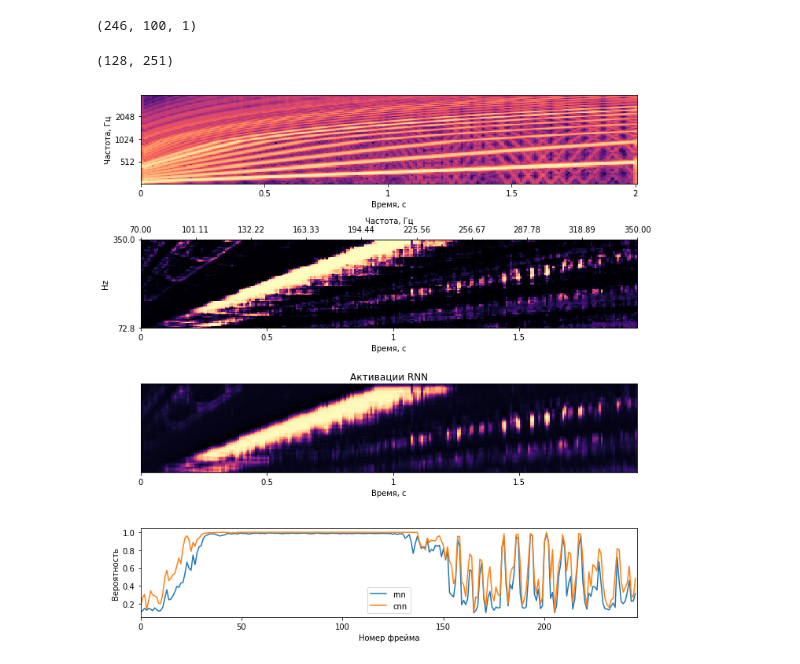
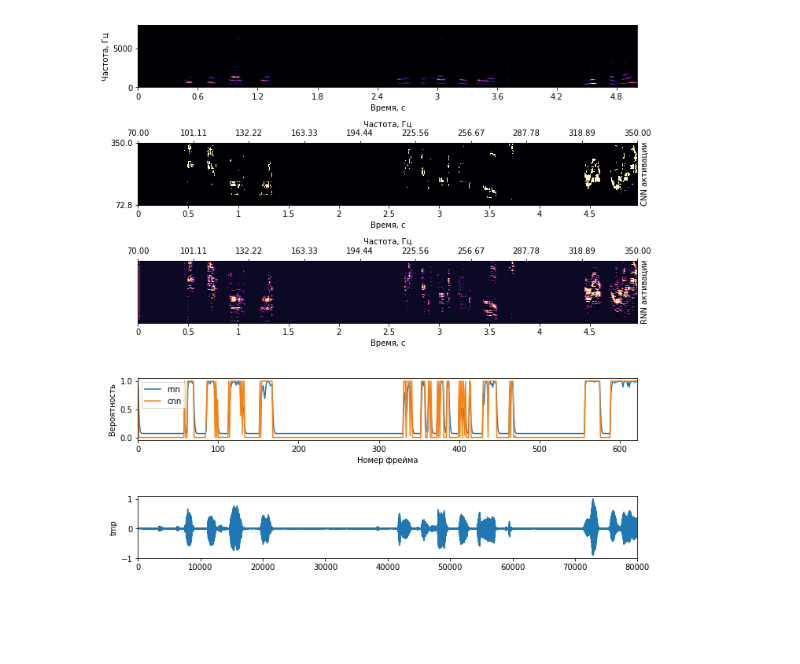
Before and after one commit to Hongpeng1992/vad, a Jupyter notebook: experiments.ipynb, the cells around one changed output. Saved outputs shown, nothing was run; the diff lists cells and outputs as text; code cells hidden in the pictures; blank space fills up the shorter version.

Commit message:
Added code for video-visualization of vad results

```diff
--- a/experiments.ipynb
+++ b/experiments.ipynb
@@ -68,8 +54,8 @@ path_to_model = os.path.join('trained_model/new', 'model.ckpt-500')
 # %%
 mean_std = np.load('mean-std.npz')
 
-mean = mean_std['mean'][np.newaxis, np.newaxis, ...]
-std = mean_std['std'][np.newaxis, np.newaxis, ...]
+mean = np.mean(mean_std['mean'][np.newaxis, np.newaxis, ...], axis=2, keepdims=True)
+std = np.std(mean_std['std'][np.newaxis, np.newaxis, ...], axis=2, keepdims=True)
 
 mean = tf.constant(mean, name='mean')
 std = tf.constant(std, name='std')
@@ -79,6 +65,8 @@ model['N_HIDDEN'] = N_HIDDEN
 model['N_CAND'] = N_CAND
 model['SEQ_LEN'] = SEQ_LEN
 model['BATCH_SIZE'] = BATCH_SIZE
+model['RNN_STRIDE'] = RNN_STRIDE
+model['PADDING'] = PADDING
 # %%
 features_phr = tf.placeholder(tf.float32, [None, SEQ_LEN, N_CAND, N_HARM], name='inputs/features')
 (rnn_preds, cnn_preds), (rnn_acts, cnn_acts) = get_model(features_phr, model, mean, std, is_training=False, return_activations=True)
@@ -106,5 +94,5 @@ np.array(_rnn_output).shape, np.array(_cnn_output).shape, np.array(_rnn_activati
 # %%
-_cnn_actuvation = np.array(_cnn_actuvation).reshape(-1, 100, 1)
+_cnn_actuvation = np.array(_cnn_actuvation).reshape(-1, N_CAND, 1)
 _rnn_activation = np.array(_rnn_activation).reshape(-1, 100, 1)
 _cnn_output = np.array(_cnn_output)[..., 0]
 _rnn_output = np.array(_rnn_output)
@@ -113,58 +99,74 @@ spectrogram = librosa.feature.melspectrogram(signal, sr=SR, n_fft=512, hop_lengt
-# %%
-_rnn_activation.shape
-# %% [output]
-(246, 100, 1)
+# %%
+# spectrogram = librosa.feature.melspectrogram(signal, sr=SR, n_fft=512, hop_length=128)
+spectrogram = librosa.core.stft(signal, hop_length=128, n_fft=512)
+spectrogram = np.abs(spectrogram)
+CUT_OFF = 4000
+FFT_STEP = 16000 / 512
+n_env = int(CUT_OFF // FFT_STEP)
+
+spectrogram = spectrogram[:n_env]
 # %%
 new_tick_locations = np.linspace(0, 1, 10)
 tick_labels = ['%.2f' % f for f in np.linspace(70, 350, 10)]
-# %%
-librosa.power_to_db(spectrogram, ref=np.max).shape
-# %% [output]
-(128, 251)
 # %%
 clip_size = 0
 start_clip = 100
 plt.figure(figsize=(10, 10))
-plt.subplot(4, 1, 1)
-librosa.display.specshow(librosa.power_to_db(spectrogram, ref=np.max), y_axis='mel', fmax=4000, x_axis='time', sr=SR, hop_length=128)
+
+subplots = 5
+plt.subplot(subplots, 1, 1)
+librosa.display.specshow(spectrogram, y_axis='linear', fmin=70, x_axis='time', sr=SR, hop_length=128)
 plt.xlabel('Время, с')
 plt.ylabel('Частота, Гц')
 
-plt.subplot(4, 1, 2)
-# plt.title('Активации CNN')
+plt.subplot(subplots, 1, 2)
 ax1 = librosa.display.specshow(_cnn_actuvation[:, :, 0].T,  y_axis='mel', fmin=70, fmax=350, x_axis='time', sr=SR, hop_length=128)
 ax1.set_xlabel('Время, с')
+ax1.yaxis.set_label_position("right")
+ax1.set_ylabel('CNN активации')
 
 ax2 = ax1.twiny()
 ax2.set_xticks(new_tick_locations)
 ax2.set_xlabel('Частота, Гц')
 ax2.set_xticklabels(tick_labels)
 
-plt.subplot(4, 1, 3)
-plt.title('Активации RNN')
+plt.subplot(subplots, 1, 3)
+# plt.title('Активации RNN')
 # plt.imshow(_rnn_activation[:500, ::-1, 0].T)
-librosa.display.specshow(_rnn_activation[:, :, 0].T, sr=SR, hop_length=128, y_axis='off', fmin=70, fmax=350, x_axis='time')
-# plt.colorbar()
-plt.xlabel('Время, с')
-plt.subplot(4, 1, 4)
+ax1 = librosa.display.specshow(_rnn_activation[:, :, 0].T, sr=SR, hop_length=128, y_axis='off', fmin=70, fmax=350, x_axis='time')
+ax1.set_xlabel('Время, с')
+ax1.yaxis.set_label_position("right")
+ax1.set_ylabel('RNN активации')
+
+
+ax2 = ax1.twiny()
+ax2.set_xticks(new_tick_locations)
+ax2.set_xlabel('Частота, Гц')
+ax2.set_xticklabels(tick_labels)
+
+plt.subplot(subplots, 1, 4)
 rnn_output_array = _rnn_output.flatten()
 plt.plot(rnn_output_array, label='rnn')
 # plt.plot((rnn_output_array[start_clip:clip_size] > 0.5).astype(np.float32), label='rnn')
 
 # cnn_output_array = np.array(_cnn_output).reshape(107, 128, 16, -1)
 cnn_output_array = _cnn_output.flatten()
 plt.plot(cnn_output_array, label='cnn')
 # plt.plot((cnn_output_array[start_clip:clip_size] > 0.5).astype(np.float32), label='cnn')
 # plt.subplots_adjust(left=0.0, right=0.0)
 plt.xlim(0, len(cnn_output_array))
 plt.xlabel('Номер фрейма')
 plt.ylabel('Вероятность')
 plt.legend()
+plt.subplot(subplots, 1, 5)
+plt.plot(signal / signal.max())
+plt.ylabel('tmp')
+plt.xlim(0, len(signal))
 plt.tight_layout()
 
 plt.savefig('result.png')
 # %% [output]
-[figure, old version]
+[figure, new version]
 # %%
 weigths = sess.run(tf.trainable_variables()[0])
 # %%
```
Also changed, not shown: parts of 18 cells of this notebook, 6 other files.
